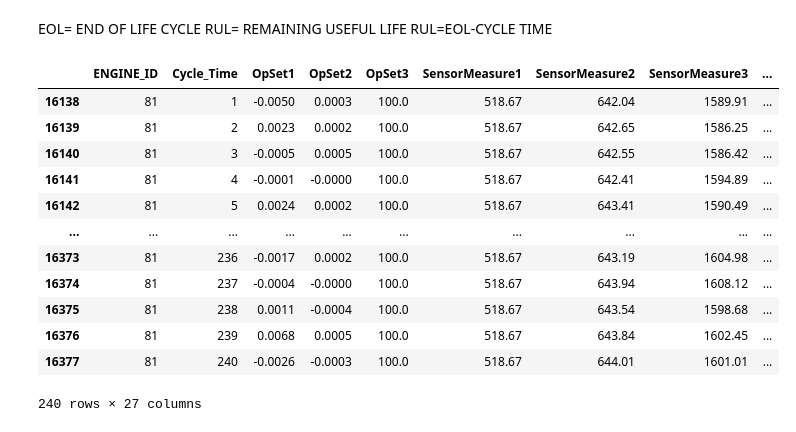
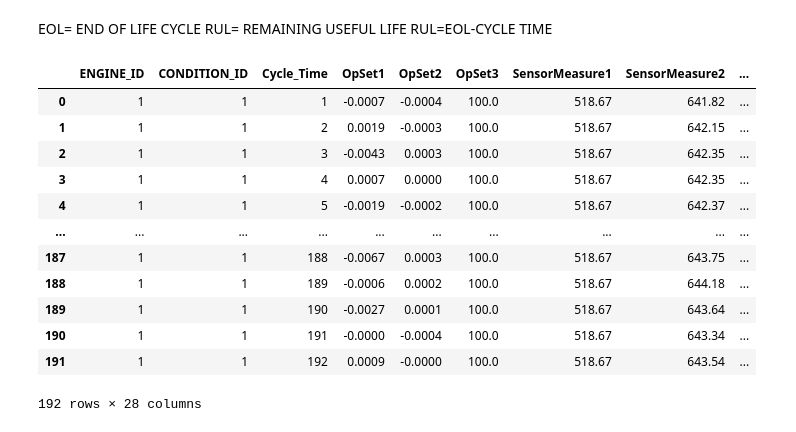
Before and after one commit to kanadsen/ME_773_PROJECT, a Jupyter notebook: dat_preprocess.ipynb, the cells around one changed output. Saved outputs shown, nothing was run; the diff lists cells and outputs as text; code cells hidden in the pictures.

Commit message:
Inseted Condition_ID feature

```diff
--- a/dat_preprocess.ipynb
+++ b/dat_preprocess.ipynb
@@ -97,8 +98,8 @@ Column 2: CYCLE_TIME
 Column 3,4,5: operational settings
 Column 6 to 25: Sensor measurements
 # %%
-train_initial_data.columns = ['ENGINE_ID', 'Cycle_Time', 'OpSet1', 'OpSet2', 'OpSet3', 'SensorMeasure1', 'SensorMeasure2', 'SensorMeasure3', 'SensorMeasure4', 'SensorMeasure5', 'SensorMeasure6','SensorMeasure7','SensorMeasure8','SensorMeasure9','SensorMeasure10','SensorMeasure11','SensorMeasure12','SensorMeasure13','SensorMeasure14','SensorMeasure15','SensorMeasure16','SensorMeasure17','SensorMeasure18','SensorMeasure19','SensorMeasure20','SensorMeasure21']
-test_initial_data.columns=['ENGINE_ID', 'Cycle_Time', 'OpSet1', 'OpSet2', 'OpSet3', 'SensorMeasure1', 'SensorMeasure2', 'SensorMeasure3', 'SensorMeasure4', 'SensorMeasure5', 'SensorMeasure6','SensorMeasure7','SensorMeasure8','SensorMeasure9','SensorMeasure10','SensorMeasure11','SensorMeasure12','SensorMeasure13','SensorMeasure14','SensorMeasure15','SensorMeasure16','SensorMeasure17','SensorMeasure18','SensorMeasure19','SensorMeasure20','SensorMeasure21']
+train_initial_data.columns = ['ENGINE_ID', 'Cycle_Time','OpSet1', 'OpSet2', 'OpSet3', 'SensorMeasure1', 'SensorMeasure2', 'SensorMeasure3', 'SensorMeasure4', 'SensorMeasure5', 'SensorMeasure6','SensorMeasure7','SensorMeasure8','SensorMeasure9','SensorMeasure10','SensorMeasure11','SensorMeasure12','SensorMeasure13','SensorMeasure14','SensorMeasure15','SensorMeasure16','SensorMeasure17','SensorMeasure18','SensorMeasure19','SensorMeasure20','SensorMeasure21']
+test_initial_data.columns=['ENGINE_ID', 'Cycle_Time','OpSet1', 'OpSet2', 'OpSet3', 'SensorMeasure1', 'SensorMeasure2', 'SensorMeasure3', 'SensorMeasure4', 'SensorMeasure5', 'SensorMeasure6','SensorMeasure7','SensorMeasure8','SensorMeasure9','SensorMeasure10','SensorMeasure11','SensorMeasure12','SensorMeasure13','SensorMeasure14','SensorMeasure15','SensorMeasure16','SensorMeasure17','SensorMeasure18','SensorMeasure19','SensorMeasure20','SensorMeasure21']
 test_initial_data
 # %% [output]
 |  | ENGINE_ID | Cycle_Time | OpSet1 | OpSet2 | OpSet3 | SensorMeasure1 | SensorMeasure2 | SensorMeasure3 | ... |
@@ -134,6 +135,10 @@ def add_rul_to_data(test_data,data_rul):
     test_data['RUL'] = test_data['max']- test_data['Cycle_Time']
     test_data.drop(['max', 'final_rul'], axis=1, inplace=True)
 
+    #Feature ID for various conditions
+    test_data.insert(1,'CONDITION_ID',value=1)
+    #test_data['CONDITION_ID'] = 1   (Alternative option)
+
     return test_data
 f_data=add_rul_to_data(train_initial_data,RUL_values)
 # %% [markdown]
@@ -142,21 +147,21 @@ RUL= REMAINING USEFUL LIFE
 RUL=EOL-CYCLE TIME
 # %%
 #Check for individual ENGINE ID
-f_data[f_data['ENGINE_ID'] == 81]
+f_data[f_data['ENGINE_ID'] == 1]
 # %% [output]
-|  | ENGINE_ID | Cycle_Time | OpSet1 | OpSet2 | OpSet3 | SensorMeasure1 | SensorMeasure2 | SensorMeasure3 | ... |
-| 16138 | 81 | 1 | -0.0050 | 0.0003 | 100.0 | 518.67 | 642.04 | 1589.91 | ... |
-| 16139 | 81 | 2 | 0.0023 | 0.0002 | 100.0 | 518.67 | 642.65 | 1586.25 | ... |
-| 16140 | 81 | 3 | -0.0005 | 0.0005 | 100.0 | 518.67 | 642.55 | 1586.42 | ... |
-| 16141 | 81 | 4 | -0.0001 | -0.0000 | 100.0 | 518.67 | 642.41 | 1594.89 | ... |
-| 16142 | 81 | 5 | 0.0024 | 0.0002 | 100.0 | 518.67 | 643.41 | 1590.49 | ... |
+|  | ENGINE_ID | CONDITION_ID | Cycle_Time | OpSet1 | OpSet2 | OpSet3 | SensorMeasure1 | SensorMeasure2 | ... |
+| 0 | 1 | 1 | 1 | -0.0007 | -0.0004 | 100.0 | 518.67 | 641.82 | ... |
+| 1 | 1 | 1 | 2 | 0.0019 | -0.0003 | 100.0 | 518.67 | 642.15 | ... |
+| 2 | 1 | 1 | 3 | -0.0043 | 0.0003 | 100.0 | 518.67 | 642.35 | ... |
+| 3 | 1 | 1 | 4 | 0.0007 | 0.0000 | 100.0 | 518.67 | 642.35 | ... |
+| 4 | 1 | 1 | 5 | -0.0019 | -0.0002 | 100.0 | 518.67 | 642.37 | ... |
 | ... | ... | ... | ... | ... | ... | ... | ... | ... | ... |
-| 16373 | 81 | 236 | -0.0017 | 0.0002 | 100.0 | 518.67 | 643.19 | 1604.98 | ... |
-| 16374 | 81 | 237 | -0.0004 | -0.0000 | 100.0 | 518.67 | 643.94 | 1608.12 | ... |
-| 16375 | 81 | 238 | 0.0011 | -0.0004 | 100.0 | 518.67 | 643.54 | 1598.68 | ... |
-| 16376 | 81 | 239 | 0.0068 | 0.0005 | 100.0 | 518.67 | 643.84 | 1602.45 | ... |
-| 16377 | 81 | 240 | -0.0026 | -0.0003 | 100.0 | 518.67 | 644.01 | 1601.01 | ... |
+| 187 | 1 | 1 | 188 | -0.0067 | 0.0003 | 100.0 | 518.67 | 643.75 | ... |
+| 188 | 1 | 1 | 189 | -0.0006 | 0.0002 | 100.0 | 518.67 | 644.18 | ... |
+| 189 | 1 | 1 | 190 | -0.0027 | 0.0001 | 100.0 | 518.67 | 643.64 | ... |
+| 190 | 1 | 1 | 191 | -0.0000 | -0.0004 | 100.0 | 518.67 | 643.34 | ... |
+| 191 | 1 | 1 | 192 | 0.0009 | -0.0000 | 100.0 | 518.67 | 643.54 | ... |
-240 rows × 27 columns
+192 rows × 28 columns
 # %%
 #SPLIT TRAINING DATA ()
 #Divides train_initial_data variable into initial training set for initial training at central node
```
Also changed, not shown: parts of 1 cell of this notebook.
